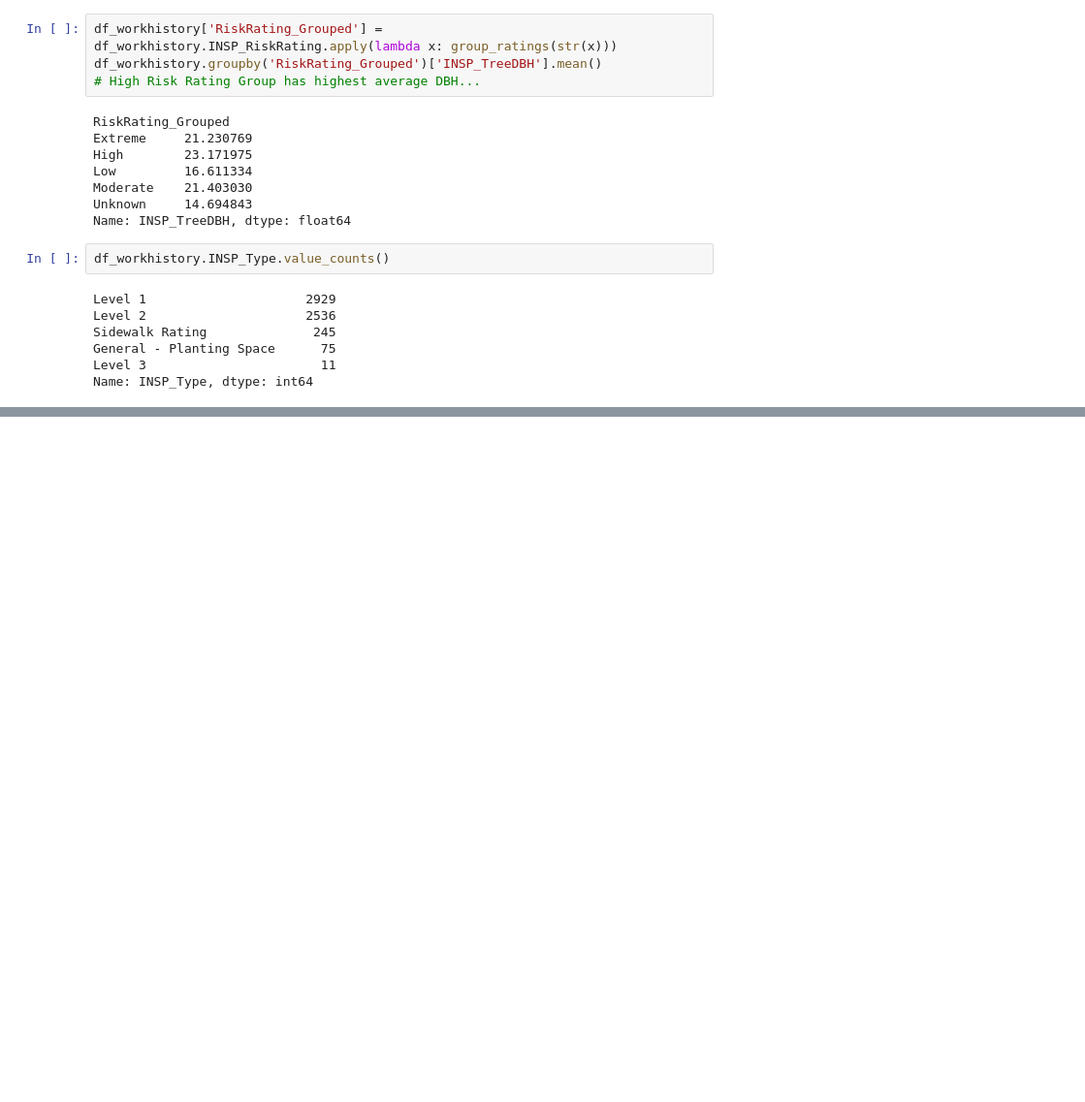
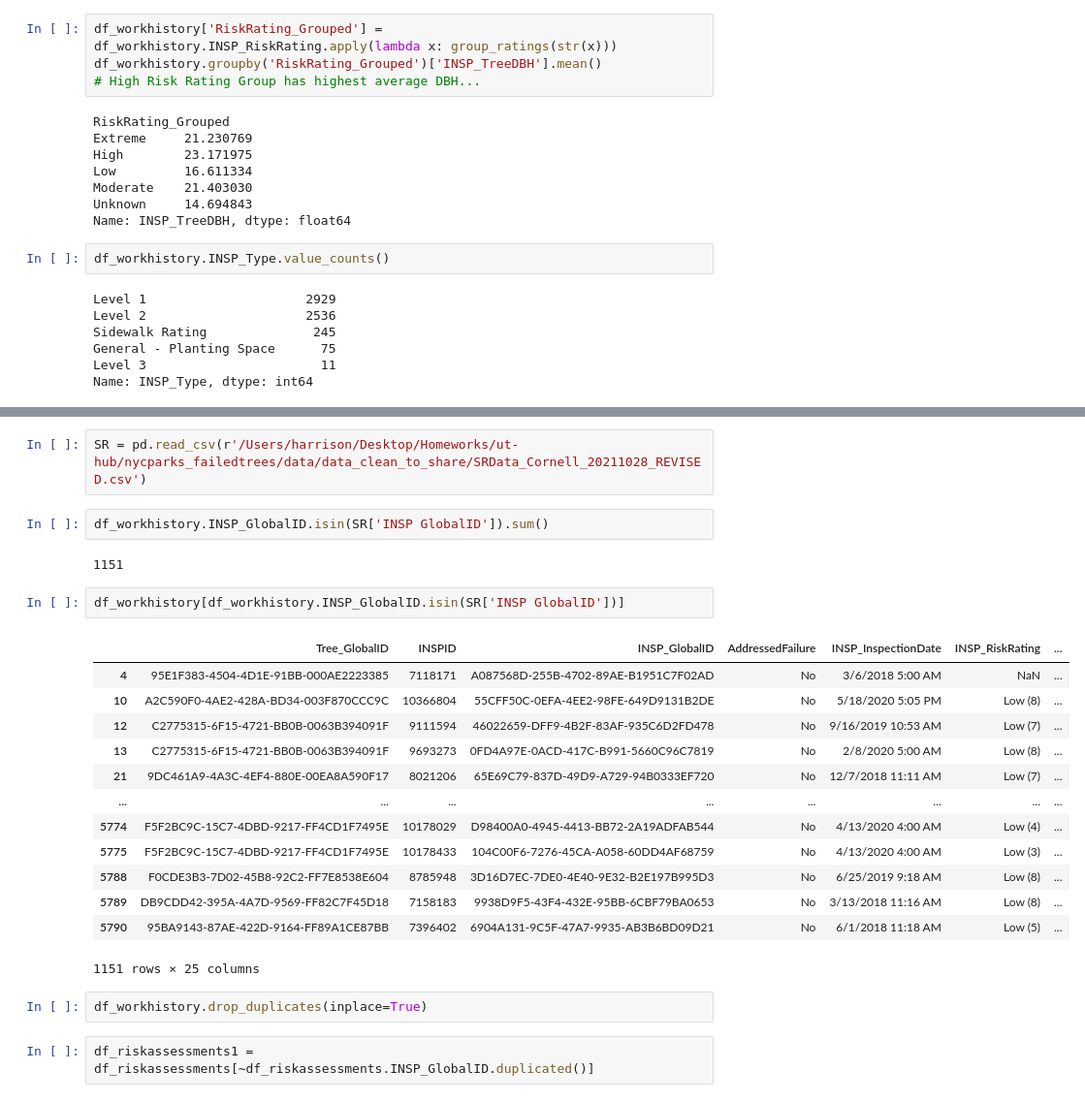
Before and after one commit to HarrisonJYU/nycparks_failedtrees, a Jupyter notebook: notebook/HY_NYC_Parks_Task_3_Failed_Trees.ipynb, the cells around one changed output, grey strips where cells are left out. Shown at 97% size. Saved outputs shown, nothing was run; the diff lists cells and outputs as text; blank space fills up the shorter version.

```diff
--- a/notebook/HY_NYC_Parks_Task_3_Failed_Trees.ipynb
+++ b/notebook/HY_NYC_Parks_Task_3_Failed_Trees.ipynb
@@ -326,0 +635,26 @@ Name: INSP_Type, dtype: int64
+# %%
+SR = pd.read_csv(r'/Users/harrison/Desktop/Homeworks/ut-hub/nycparks_failedtrees/data/data_clean_to_share/SRData_Cornell_20211028_REVISED.csv')
+# %%
+df_workhistory.INSP_GlobalID.isin(SR['INSP GlobalID']).sum()
+# %% [output]
+1151
+# %%
+df_workhistory[df_workhistory.INSP_GlobalID.isin(SR['INSP GlobalID'])]
+# %% [output]
+|  | Tree_GlobalID | INSPID | INSP_GlobalID | AddressedFailure | INSP_InspectionDate | INSP_RiskRating | ... |
+| 4 | 95E1F383-4504-4D1E-91BB-000AE2223385 | 7118171 | A087568D-255B-4702-89AE-B1951C7F02AD | No | 3/6/2018 5:00 AM | NaN | ... |
+| 10 | A2C590F0-4AE2-428A-BD34-003F870CCC9C | 10366804 | 55CFF50C-0EFA-4EE2-98FE-649D9131B2DE | No | 5/18/2020 5:05 PM | Low (8) | ... |
+| 12 | C2775315-6F15-4721-BB0B-0063B394091F | 9111594 | 46022659-DFF9-4B2F-83AF-935C6D2FD478 | No | 9/16/2019 10:53 AM | Low (7) | ... |
+| 13 | C2775315-6F15-4721-BB0B-0063B394091F | 9693273 | 0FD4A97E-0ACD-417C-B991-5660C96C7819 | No | 2/8/2020 5:00 AM | Low (8) | ... |
+| 21 | 9DC461A9-4A3C-4EF4-880E-00EA8A590F17 | 8021206 | 65E69C79-837D-49D9-A729-94B0333EF720 | No | 12/7/2018 11:11 AM | Low (7) | ... |
+| ... | ... | ... | ... | ... | ... | ... | ... |
+| 5774 | F5F2BC9C-15C7-4DBD-9217-FF4CD1F7495E | 10178029 | D98400A0-4945-4413-BB72-2A19ADFAB544 | No | 4/13/2020 4:00 AM | Low (4) | ... |
+| 5775 | F5F2BC9C-15C7-4DBD-9217-FF4CD1F7495E | 10178433 | 104C00F6-7276-45CA-A058-60DD4AF68759 | No | 4/13/2020 4:00 AM | Low (3) | ... |
+| 5788 | F0CDE3B3-7D02-45B8-92C2-FF7E8538E604 | 8785948 | 3D16D7EC-7DE0-4E40-9E32-B2E197B995D3 | No | 6/25/2019 9:18 AM | Low (8) | ... |
+| 5789 | DB9CDD42-395A-4A7D-9569-FF82C7F45D18 | 7158183 | 9938D9F5-43F4-432E-95BB-6CBF79BA0653 | No | 3/13/2018 11:16 AM | Low (8) | ... |
+| 5790 | 95BA9143-87AE-422D-9164-FF89A1CE87BB | 7396402 | 6904A131-9C5F-47A7-9935-AB3B6BD09D21 | No | 6/1/2018 11:18 AM | Low (5) | ... |
+1151 rows × 25 columns
+# %%
+df_workhistory.drop_duplicates(inplace=True)
+# %%
+df_riskassessments1 = df_riskassessments[~df_riskassessments.INSP_GlobalID.duplicated()]
```
Also changed, not shown: parts of 47 cells of this notebook.
